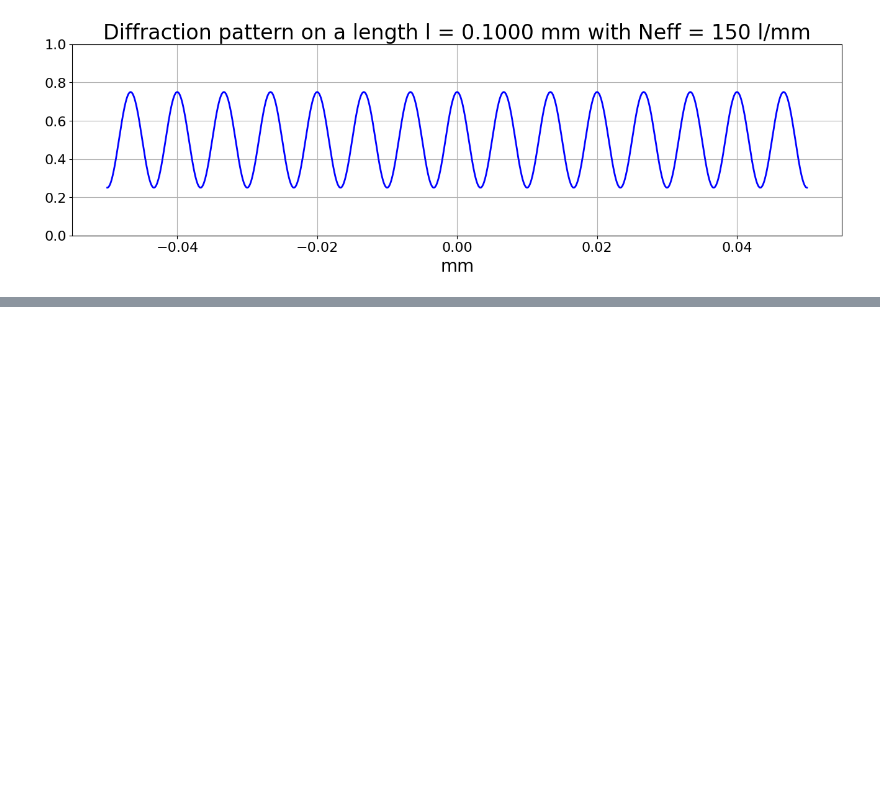
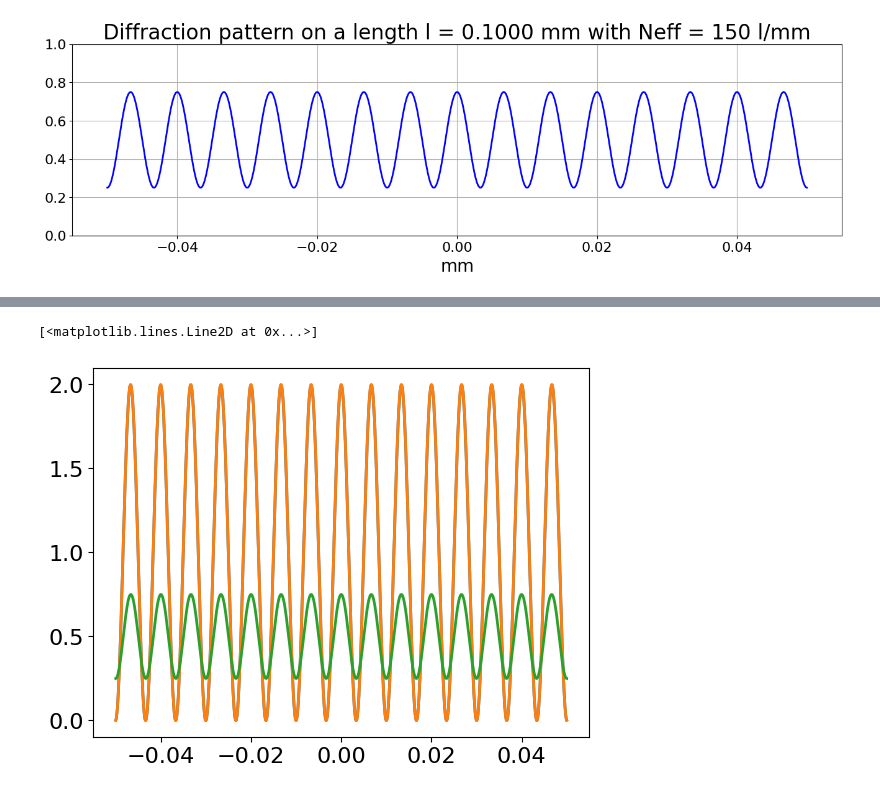
Before and after one commit to sylvielsstfr/AuxtelPSFpoppy, a Jupyter notebook: docs/notebooks/introdiffraction/04_InterferenceTwoSources.ipynb, the cells around one changed output, grey strips where cells are left out. Cells and saved outputs as stored; diff of their text form; code cells hidden in the pictures; blank space fills up the shorter version.

```diff
--- a/docs/notebooks/introdiffraction/04_InterferenceTwoSources.ipynb
+++ b/docs/notebooks/introdiffraction/04_InterferenceTwoSources.ipynb
@@ -721,0 +219,7 @@ Transmission radio order -1/ order 0 : 0.4053
+# %%
+def D_BM(x,y):
+    """
+    Distance in mm between B source and M point on emulsion
+    """
+    R2 = DR**2 +(dR/2.)**2+y**2 - dR*x
+    return np.sqrt(R2)
@@ -721,0 +247,35 @@ Transmission radio order -1/ order 0 : 0.4053
+# %%
+def InterferenceModule2(x,y,C=1,DPsi=0):
+    """
+    Simplified inteferene pattern with no dependence in denominator
+    """
+
+    # compute real positive amplitude from contrast
+
+    cos_beta = np.sqrt((np.sqrt(1-C**2)+1)/2.)
+    sin_beta = np.sqrt((1-np.sqrt(1-C**2))/2.)
+    k_R = 2.*np.pi/lambda_R
+    RAM = D_AM(x,y)
+    RBM = D_BM(x,y)
+
+    Ua = cos_beta*np.exp(1j*DPsi/2)*np.exp(1j*k_R*RAM)
+    Ub = sin_beta*np.exp(1j*DPsi/2)*np.exp(1j*k_R*RBM)
+
+    U = Ua+Ub
+    Umod2 = np.abs(U)**2
+    return Umod2
+# %%
+def InterferenceModule1D_1(x,C=1,DPsi=0):
+    return InterferenceModule1(x,0.,C=C,DPsi=DPsi)
+def InterferenceModule1D_2(x,C=1,DPsi=0):
+    return InterferenceModule2(x,0.,C=C,DPsi=DPsi)
+# %%
+y1 = InterferenceModule1D_1(x)
+y2 = InterferenceModule1D_2(x)
+# %%
+plt.plot(x,y1)
+plt.plot(x,y2)
+plt.plot(x,y)
+# %% [output]
+[<matplotlib.lines.Line2D at 0x...>]
+[figure, added]
```
Also changed, not shown: parts of 78 cells of this notebook, 1 other file.
